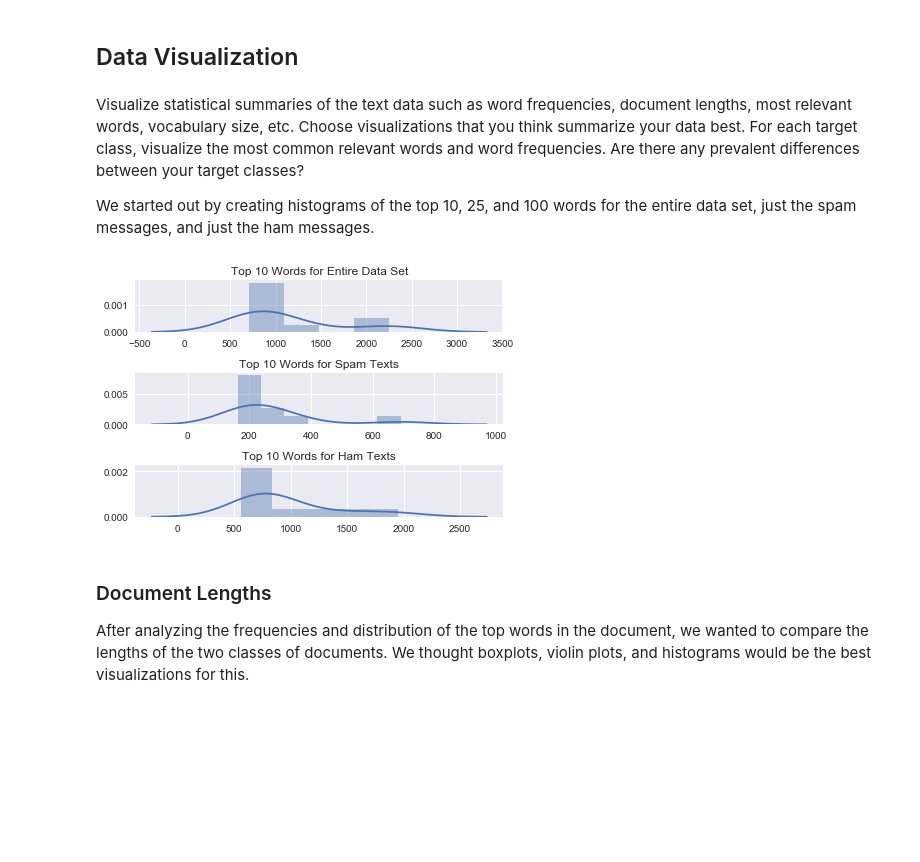
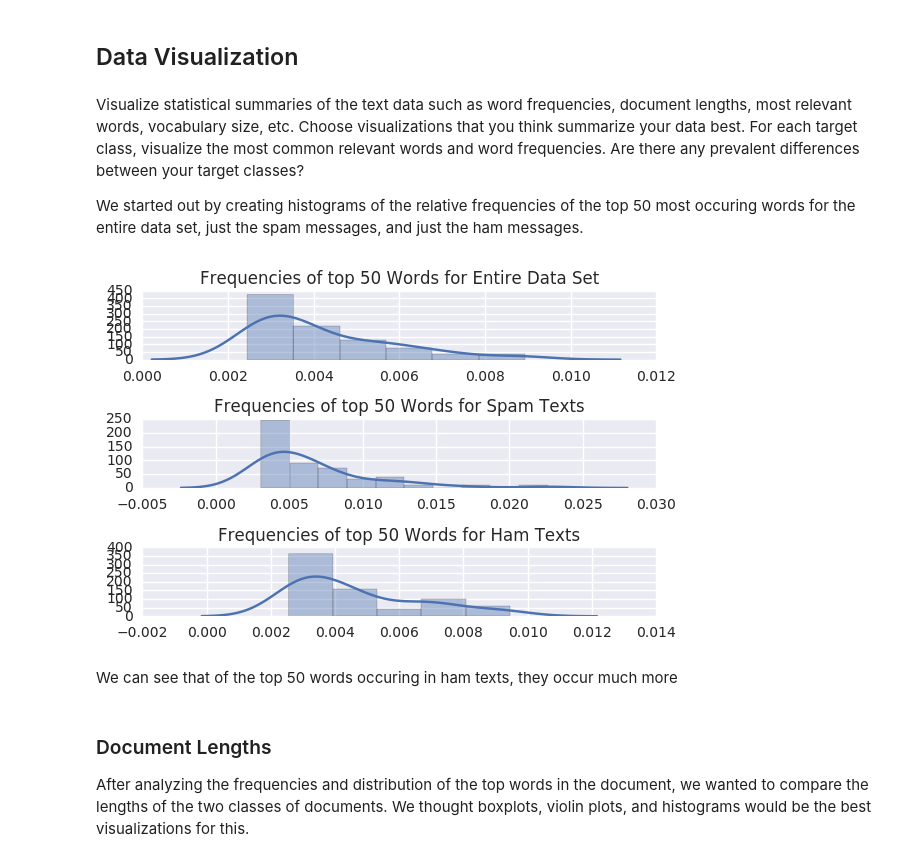
Before and after one commit to LukeWood/SpamVsHamDataAnalysis, a Jupyter notebook: DraftReport-2.ipynb, the cells around one changed output. Cells and saved outputs as stored; diff of their text form; code cells hidden in the pictures; blank space fills up the shorter version.

```diff
--- a/DraftReport-2.ipynb
+++ b/DraftReport-2.ipynb
@@ -218,31 +168,34 @@ dtype: float64
 Visualize statistical summaries of the text data such as word frequencies, document lengths, most relevant words, vocabulary size, etc. Choose visualizations that you think summarize your data best.
 For each target class, visualize the most common relevant words and word frequencies. Are there any prevalent differences between your target classes?
 
-We started out by creating histograms of the top 10, 25, and 100 words for the entire data set, just the spam messages, and just the ham messages.
+We started out by creating histograms of the relative frequencies of the top 50 most occuring words for the entire data set, just the spam messages, and just the ham messages.
 # %%
-#first we load the text into a data frame.
-count_vect = CountVectorizer()
-
-lines = [" ".join(x.split('\t')[1:]) for x in open("data/SMSSpamCollection")]
-bag_words = count_vect.fit_transform(lines)
-
-df = pd.DataFrame(data=bag_words.toarray(),columns=count_vect.get_feature_names())
+#TODO: what are the y axis labels on these?
 
 #add a column to determine whether a message is spam, or ham
-df["spam"] = [x.split('\t')[0] for x in open("data/SMSSpamCollection")]
+df["spam"] = [t[0] for t in texts]
+
+total_count = df[[x for x in df.columns if x != "spam"]].sum().sum()
+spam_count = df[df.spam == "spam"][[x for x in df.columns if x!="spam"]].sum().sum()
+ham_count = df[df.spam == "ham"][[x for x in df.columns if x!="spam"]].sum().sum()
+
+
 
 f, (a1,a2,a3) = plt.subplots(3)
-sns.distplot(df[[x for x in df.columns if x!="spam"]].sum().sort_values()[-10:], hist=True, ax=a1)
-a1.set_title("Top 10 Words for Entire Data Set")
-sns.distplot(df[df.spam == "spam"][[x for x in df.columns if x!="spam"]].sum().sort_values()[-10:], hist=True, ax=a2)
-a2.set_title("Top 10 Words for Spam Texts")
-sns.distplot(df[df.spam=="ham"][[x for x in df.columns if x!="spam"]].sum().sort_values()[-10:], hist=True, ax=a3)
-a3.set_title("Top 10 Words for Ham Texts")
+sns.distplot(df[[x for x in df.columns if x!="spam"]].sum().sort_values()[-50:]/total_count,
+             hist=True, ax=a1)
+a1.set_title("Frequencies of top 50 Words for Entire Data Set")
+sns.distplot(df[df.spam == "spam"][[x for x in df.columns if x!="spam"]].sum().sort_values()[-50:]/spam_count, hist=True, ax=a2)
+a2.set_title("Frequencies of top 50 Words for Spam Texts")
+sns.distplot(df[df.spam=="ham"][[x for x in df.columns if x!="spam"]].sum().sort_values()[-50:]/ham_count, hist=True, ax=a3)
+a3.set_title("Frequencies of top 50 Words for Ham Texts")
 
 plt.tight_layout()
 plt.show()
 # %% [output]
-[figure, old version]
+[figure, new version]
+# %% [markdown]
+We can see that of the top 50 words occuring in ham texts, they occur much more
 # %% [markdown]
 ### Document Lengths
 After analyzing the frequencies and distribution of the top words in the document, we wanted to compare the lengths of the two classes of documents. We thought boxplots, violin plots, and histograms would be the best visualizations for this.
```
Also changed, not shown: parts of 7 cells of this notebook.
